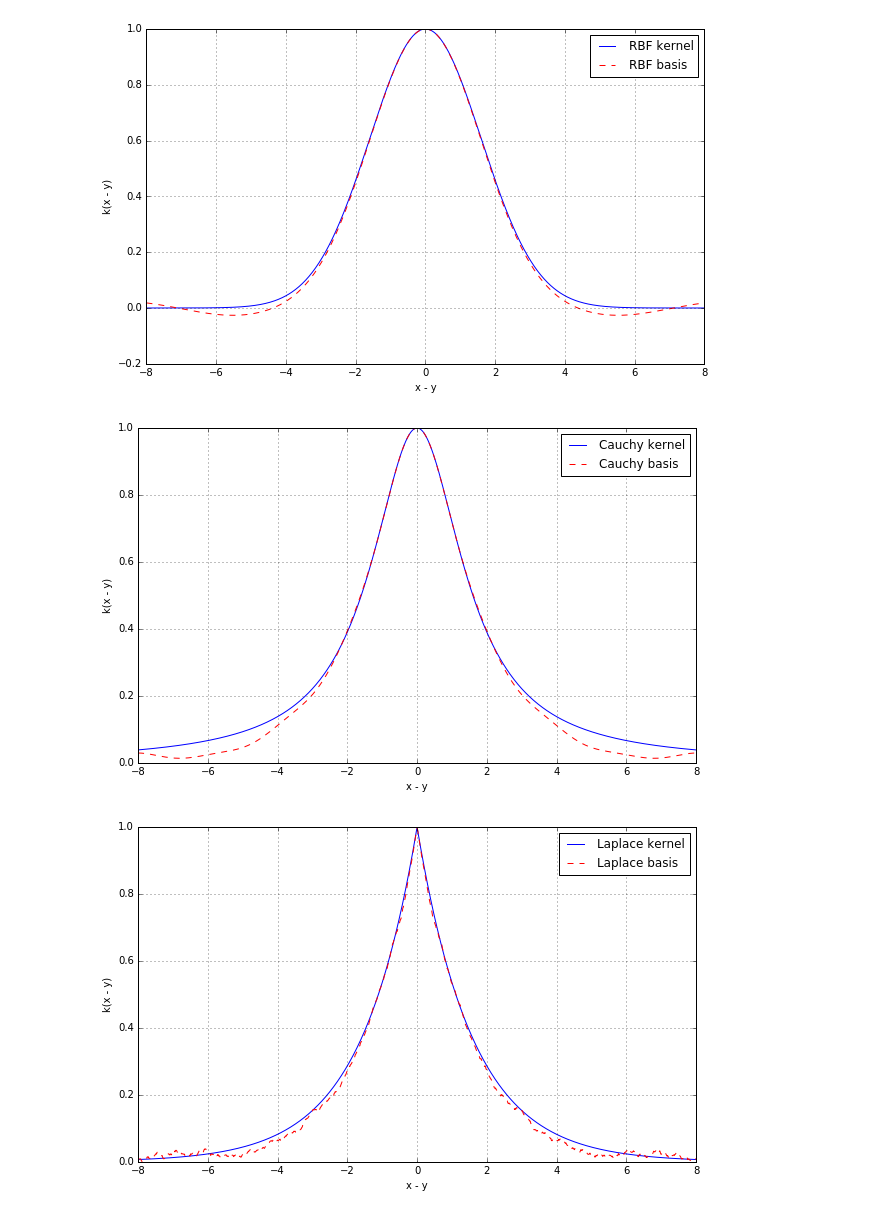
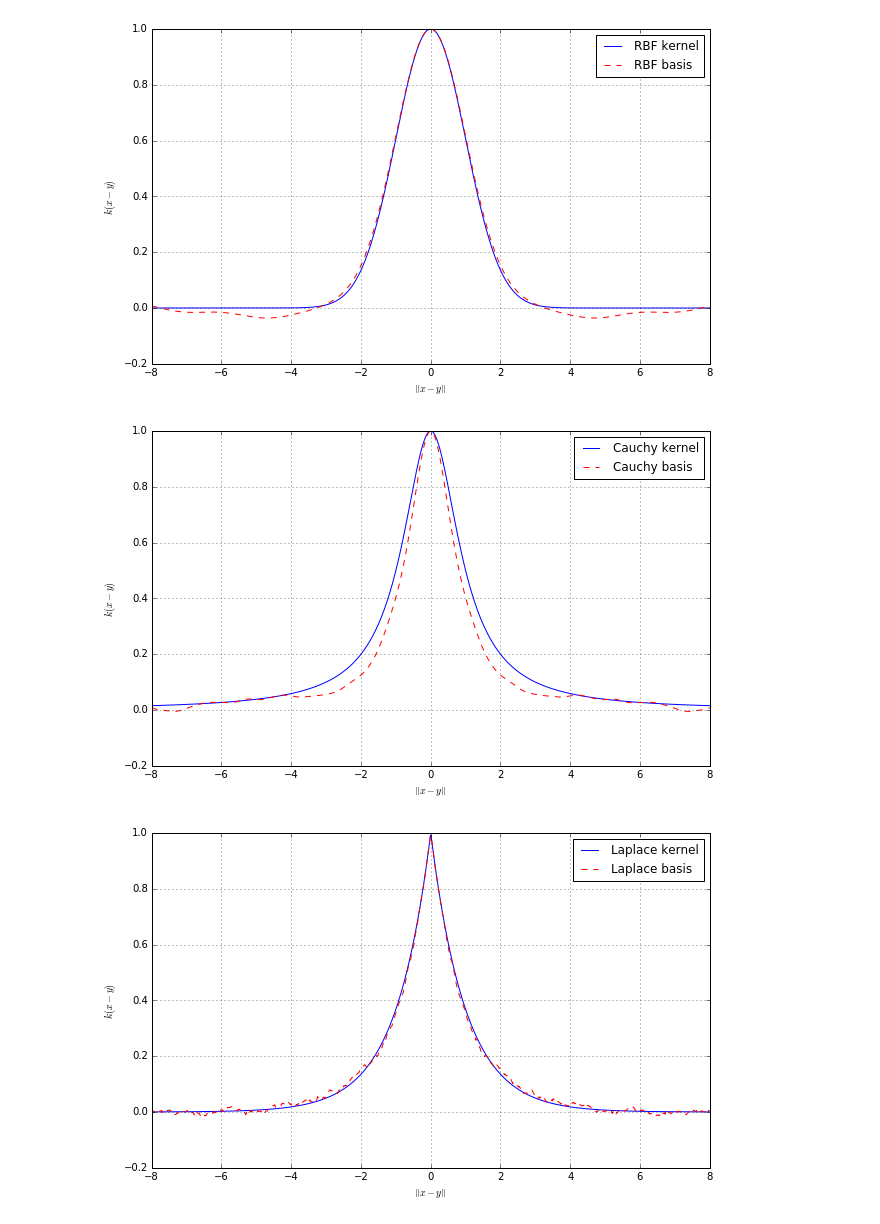
Before and after one commit to NICTA/revrand, a Jupyter notebook: notebooks/Random Kernels.ipynb, the cells around one changed output. Drawn from its saved outputs; the diff is of its cells as text; code cells hidden in the pictures.

Commit message:
ok, basis functions are edded in high D

```diff
--- a/notebooks/Random Kernels.ipynb
+++ b/notebooks/Random Kernels.ipynb
@@ -15,11 +17,19 @@ from revrand.basis_functions import RandomRBF, RandomLaplace, RandomCauchy, Rand
 # Settings
 N = 1000
 nbases = 2000
-lenscale = 1.6
+lenscale = 1
+onedim = True
+inrange = 8
 
-# Data
-x = np.zeros((N, 1))
-y = np.linspace(-8, 8, N)[:, np.newaxis]
+# Data, 2 dimensions since some fourier transforms are functions of D
+if not onedim:
+    x = np.zeros((N, 2))
+    y = np.tile(np.linspace(-inrange, inrange, N), (2, 1)).T
+    D = 2
+else:
+    x = np.zeros((N, 1))
+    y = np.linspace(-inrange, inrange, N)[:, np.newaxis]
+    D = 1
 # %%
 # Kernel functions
 
@@ -49,15 +59,15 @@ def kern_m52():
     return (1 + dterm + dterm**2 / 3.) * np.exp(-dterm)
 # %%
 # Basis functions
-rbf = RandomRBF(Xdim=1, nbases=nbases)
-cau = RandomCauchy(Xdim=1, nbases=nbases)
-lap = RandomLaplace(Xdim=1, nbases=nbases)
-m32 = RandomMatern32(Xdim=1, nbases=nbases)
-m52 = RandomMatern52(Xdim=1, nbases=nbases)
+rbf = RandomRBF(Xdim=D, nbases=nbases)
+cau = RandomCauchy(Xdim=D, nbases=nbases)
+lap = RandomLaplace(Xdim=D, nbases=nbases)
+m32 = RandomMatern32(Xdim=D, nbases=nbases)
+m52 = RandomMatern52(Xdim=D, nbases=nbases)
 
-ff_rbf = FastFoodRBF(Xdim=1, nbases=nbases)
-#ff_m32 = FastFoodMatern32(Xdim=1, nbases=nbases)
-#ff_m52 = FastFoodMatern52(Xdim=1, nbases=nbases)
+ff_rbf = FastFoodRBF(Xdim=D, nbases=nbases)
+#ff_m32 = FastFoodMatern32(Xdim=D, nbases=nbases)
+#ff_m52 = FastFoodMatern52(Xdim=D, nbases=nbases)
 
 def basis2kern(basis):
     return (basis(x, lenscale) * basis(y, lenscale)).sum(axis=1)
@@ -83,25 +93,26 @@ f_rbf = basis2kern(ff_rbf)
 #f_m52 = basis2kern(ff_m52)
 # %%
 # Plot the kernel functions
+distfrom00 = np.sign(y[:, 0]) * np.sqrt(dist(power=2))
 def plotkern(k1, k2, k1_label=None, k2_label=None):
     pl.figure(figsize=(10, 6))
-    pl.plot(y.flatten(), k1, 'b', label=k1_label)
-    pl.plot(y.flatten(), k2, 'r--', label=k2_label)
+    pl.plot(distfrom00, k1, 'b', label=k1_label)
+    pl.plot(distfrom00, k2, 'r--', label=k2_label)
     pl.grid(True)
-    pl.xlabel('x - y')
-    pl.ylabel('k(x - y)')
+    pl.xlabel('$\| x - y \|$')
+    pl.ylabel('$k(x - y)$')
     pl.legend()
     pl.show()
 
 plotkern(k_rbf, b_rbf, 'RBF kernel', 'RBF basis')
 plotkern(k_cau, b_cau, 'Cauchy kernel', 'Cauchy basis')
 plotkern(k_lap, b_lap, 'Laplace kernel', 'Laplace basis')
 plotkern(k_m32, b_m32, 'Matern32 kernel', 'Matern32 basis')
 plotkern(k_m52, b_m52, 'Matern52 kernel', 'Matern52 basis')
 plotkern(k_rbf, f_rbf, 'RBF kernel', 'FastFood RBF basis')
 #plotkern(k_m32, f_m32, 'Matern32 kernel', 'FastFood Matern32 basis')
 #plotkern(k_m52, f_m52, 'Matern52 kernel', 'FastFood Matern52 basis')
 # %% [output]
-[figure, old version]
+[figure, new version]
-[figure, old version]
+[figure, new version]
-[figure, old version]
+[figure, new version]
```
Also changed, not shown: parts of 2 cells of this notebook, 2 other files.
